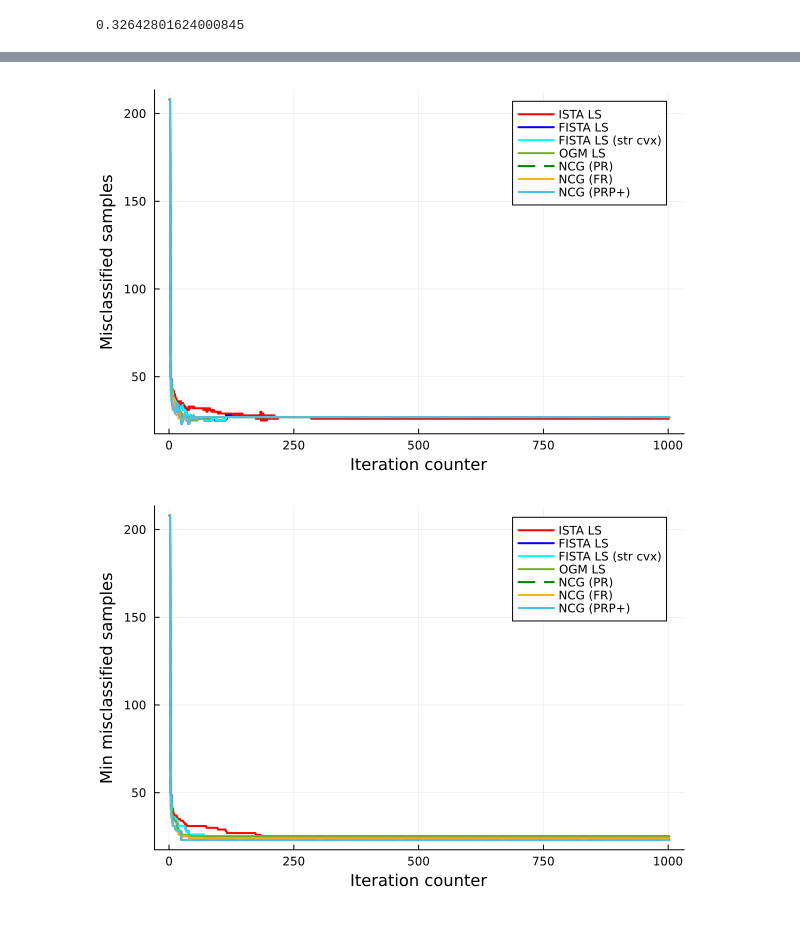
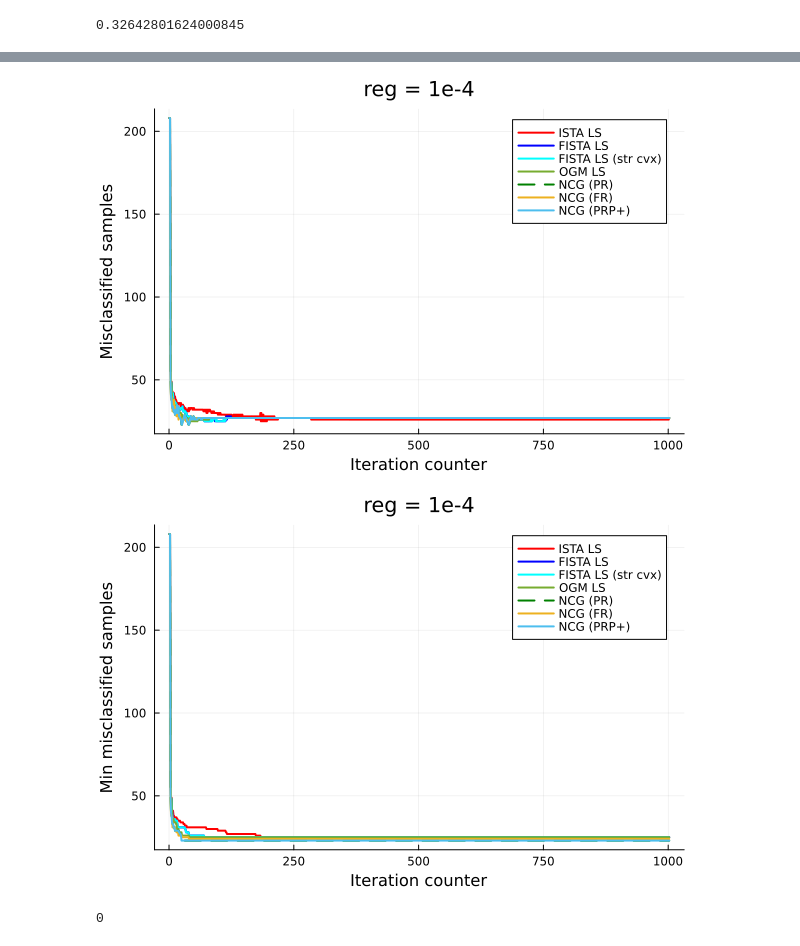
Before and after one commit to Shuvomoy/NCG-PEP-code, a Jupyter notebook: Miscellaneous/Julia_code_for_Figure_1/Code_to_generate_Figure_1.ipynb, the cells around one changed output, grey strips where cells are left out. Cells and saved outputs as stored; diff of their text form; code cells hidden in the pictures.

```diff
--- a/Miscellaneous/Julia_code_for_Figure_1/Code_to_generate_Figure_1.ipynb
+++ b/Miscellaneous/Julia_code_for_Figure_1/Code_to_generate_Figure_1.ipynb
@@ -361,24 +364,26 @@ plot!(1:Nmax+2, vec(f7 .- best_f), yaxis=(:log10, [10^(-6), 1]), line = (2, :sol
 # %%
 ## subplot 2
 # ==========
 
 plot()
 
 p2 = plot(1:Nmax+2, vec(nbmiss1), line = (:red, 2), label = "ISTA LS", xlabel = "Iteration counter", ylabel = "Misclassified samples")
 
 plot!(1:Nmax+2, vec(nbmiss2), line = (:blue, 2), label = "FISTA LS")
 
 plot!(1:Nmax+2, vec(nbmiss3), line = (:cyan, 2), label = "FISTA LS (str cvx)")
 
 plot!(1:Nmax+2, vec(nbmiss4), line = (2, :solid, RGB(0.4660, 0.6740, 0.1880)), label = "OGM LS")
 
 plot!(1:Nmax+2, vec(nbmiss5), line = (:green, :dash, 2), label = "NCG (PR)")
 
 plot!(1:Nmax+2, vec(nbmiss6), line = (2, :solid, RGB(0.9290, 0.6940, 0.1250)), label = "NCG (FR)")
 
 plot!(1:Nmax+2, vec(nbmiss7), line = (2, :solid, RGB(0.3010, 0.7450, 0.9330)), label = "NCG (PRP+)")
+
+title!("reg = 1e-4")
 # %% [output]
-[figure, old version]
+[figure, new version]
 # %%
 ## subplot 3
 # ==========
@@ -392,5 +397,44 @@ plot!(1:Nmax+2, vec(nbmiss4_m), line = (2, :solid, RGB(0.4660, 0.6740, 0.1880)),
 plot!(1:Nmax+2, vec(nbmiss5_m), line = (:green, :dash, 2), label = "NCG (PR)")
 plot!(1:Nmax+2, vec(nbmiss6_m), line = (2, :solid, RGB(0.9290, 0.6940, 0.1250)), label = "NCG (FR)")
 plot!(1:Nmax+2, vec(nbmiss7_m), line = (2, :solid, RGB(0.3010, 0.7450, 0.9330)), label = "NCG (PRP+)")
+
+title!("reg = 1e-4")
 # %% [output]
-[figure, old version]
+[figure, new version]
+# %%
+## Time to run the code with no regularization
+# ====================================================
+
+reg = 0
+
+func = a -> LogisticL(X, a, reg)
+_, _, miss = func(zeros(m))
+
+Nmax = 1000
+x0 = zeros(m)
+
+x1, f1, g1, nbmiss1, nbmiss1_m = ISTA_LS(x0, Nmax, func, L)
+x2, f2, g2, nbmiss2, nbmiss2_m = FISTA_LS(x0, Nmax, func, L, 0)
+x3, f3, g3, nbmiss3, nbmiss3_m = FISTA_LS(x0, Nmax, func, L, reg)
+x4, f4, g4, nbmiss4, nbmiss4_m = OGM_LS(x0, Nmax, func)
+
+eta = 1
+transfo = x -> x
+x5, f5, g5, nbmiss5, nbmiss5_m = NCG(x0, Nmax, func, eta, transfo)
+eta = 0
+x6, f6, g6, nbmiss6, nbmiss6_m = NCG(x0, Nmax, func, eta, transfo)
+eta = 1
+transfo = x -> max(0, x)
+x7, f7, g7, nbmiss7, nbmiss7_m = NCG(x0, Nmax, func, eta, transfo)
+
+if reg > 0
+    n_find_opt = 1500
+    eta = 1
+    transfo = x -> x
+    xREF, fREF, gREF, nbmissREF, nbmissREF_m = NCG(x0, n_find_opt, func, eta, transfo)
+    best_f = minimum([minimum(f1), minimum(f2), minimum(f3), minimum(f4), minimum(f5), minimum(f6), minimum(f7), minimum(fREF)])
+else
+    best_f = 0
+end
+# %% [output]
+0
```
Also changed, not shown: parts of 7 cells of this notebook.
